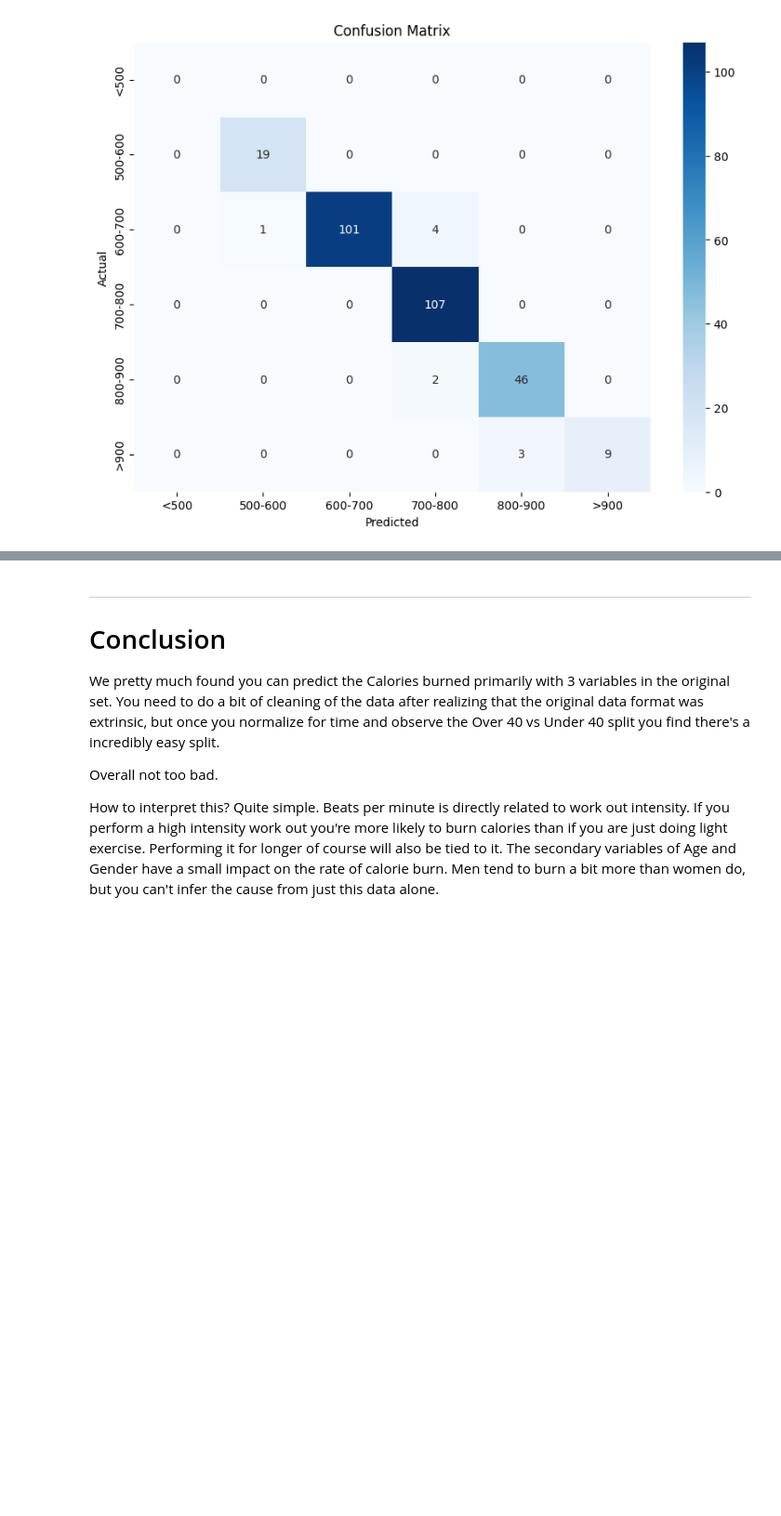
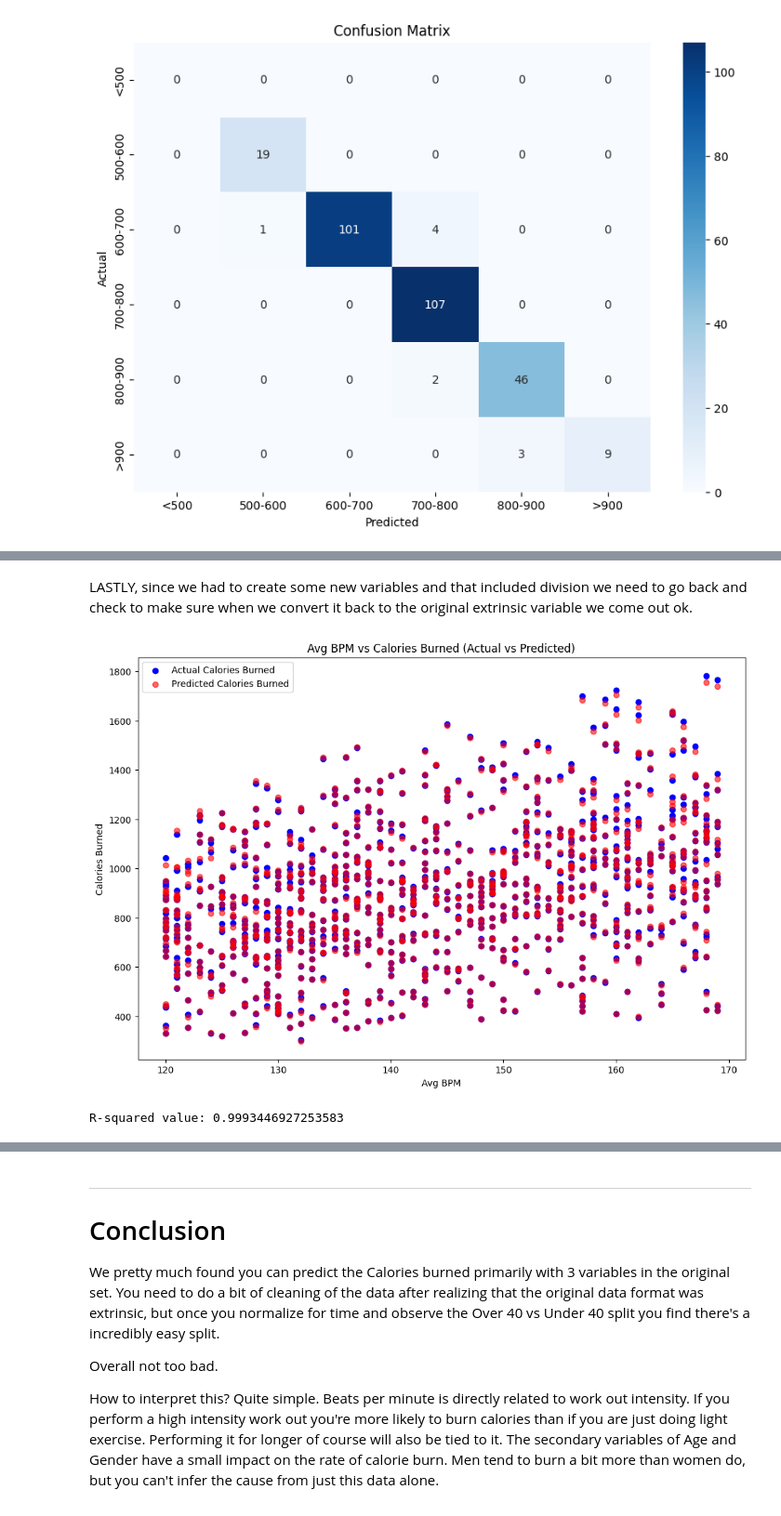
Before and after one commit to mrnucleation/GymGoer_DataScience_Project, a Jupyter notebook: GymModeling.ipynb, the cells around one changed output, grey strips where cells are left out. Shown at 93% size. Drawn from its saved outputs; the diff is of its cells as text; code cells hidden in the pictures; blank space fills up the shorter version.

```diff
--- a/GymModeling.ipynb
+++ b/GymModeling.ipynb
@@ -320,10 +319,10 @@ Yes it does.  The 4 lines are due to both Age and Gender.  While avg BMP is the
 
 So originally I was planning on modeling this using something such as a XGBoost or other thing, but it seems like I can actually just model it using a linear model.  Keep it simple stupid.
 # %%
+df['Gender_Male'] = df['Gender_Male'].map({True: 1, False: 0})
 X = df[['Age_Group', 'Gender_Male', 'Avg_BPM']]
 y = df['Calories_Burned_per_Hour']
 
-X['Gender_Male'] = X['Gender_Male'].map({True: 1, False: 0})
 print(X.head())
 print(y.head())
 # %% [output]
@@ -434,3 +438,15 @@ plt.title('Confusion Matrix')
 plt.show()
 # %% [output]
 [figure]
+# %%
+Y_unscaled = df['Calories_Burned']
+time = df['Session_Duration (hours)']
+columns = ['Age_Group', "Gender_Male", 'Avg_BPM']
+X_input = df[columns]
+
+
+Y_predict_scaled = lin_model.predict(X_input)
+Y_predict_unscaled = Y_predict_scaled * time
+
+X_plot = df['Avg_BPM']
+Y_predict_unscaled.describe()
@@ -436,0 +463,27 @@ plt.show()
+# %% [markdown]
+LASTLY,  since we had to create some new variables and that included division we need to go back and check to make sure when we convert it back to the original extrinsic variable we come out ok.
+# %%
+plt.figure(figsize=(12, 8))
+
+# Plot actual calories burned
+plt.scatter(X_plot, Y_unscaled, color='blue', label='Actual Calories Burned')
+
+# Plot predicted calories burned
+plt.scatter(X_plot, Y_predict_unscaled, color='red', label='Predicted Calories Burned', alpha=0.6)
+
+# Add labels and title
+plt.xlabel('Avg BPM')
+plt.ylabel('Calories Burned')
+plt.title('Avg BPM vs Calories Burned (Actual vs Predicted)')
+plt.legend()
+plt.show()
+# %% [output]
+[figure, added]
+# %%
+from sklearn.metrics import r2_score
+
+# Compute R-squared value
+r_squared = r2_score(Y_unscaled, Y_predict_unscaled)
+print("R-squared value:", r_squared)
+# %% [output]
+R-squared value: 0.9993446927253583
```
Also changed, not shown: parts of 11 cells of this notebook.
